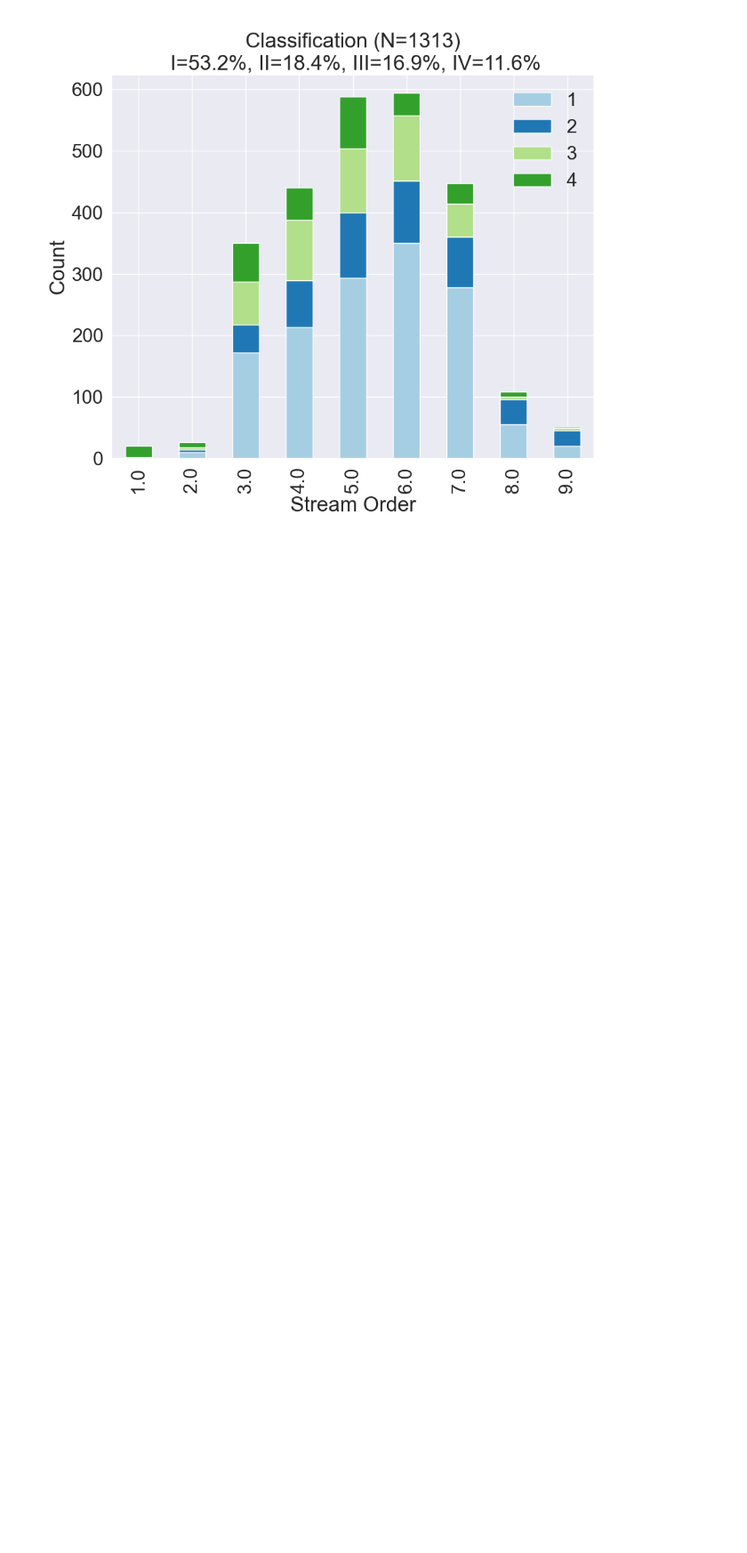
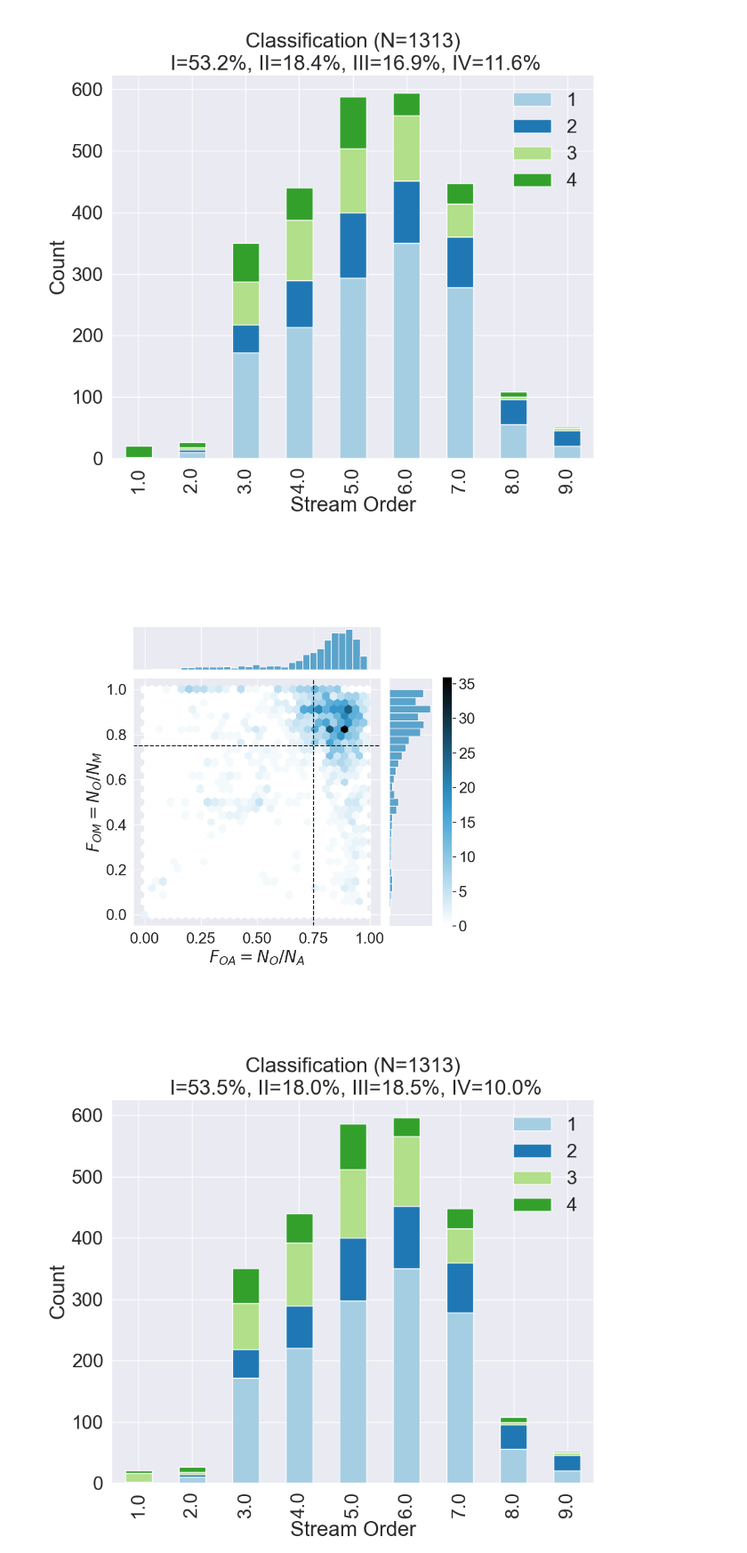
Before and after one commit to gomezvelezlab/WigglyRivers, a Jupyter notebook: examples/workflows/NHDPlus_HR/manual_automated_comparison/Compare_Manual_Auto.ipynb, the cells around one changed output. Shown at 89% size. Cells and saved outputs as stored; diff of their text form; code cells hidden in the pictures; blank space fills up the shorter version.

Commit message:
Update comparison between meanders

```diff
--- a/examples/workflows/NHDPlus_HR/manual_automated_comparison/Compare_Manual_Auto.ipynb
+++ b/examples/workflows/NHDPlus_HR/manual_automated_comparison/Compare_Manual_Auto.ipynb
@@ -56,6 +56,7 @@ projection = 'esri:102003'
 # %%
 # Open databases
 bounds_array_str = 'extended'
+clip = '_clip_downstream'
 data_link = {}
 threshold = 0.75
 for i_m, project in enumerate(projects):
@@ -68,7 +69,7 @@ for i_m, project in enumerate(projects):
     project_to_load = path_projects_out[i_p]
     # Load Meander database
     database = FM.load_data(
-        f'{project_to_load}/meander_database_{bounds_array_str}.feather',
+        f'{project_to_load}/meander_database_{bounds_array_str}{clip}.feather',
         pandas_dataframe=True)
 
     # Check common meanders between automatic and manual
@@ -81,7 +82,7 @@ for i_m, project in enumerate(projects):
 
     # Save database
     FM.save_data(database, path_output=f'{project_to_load}/',
-                 file_name=f'compare_manual_auto_{bounds_array_str}.csv')
+                 file_name=f'compare_manual_auto_{bounds_array_str}{clip}.csv')
 
     if i_m == 0:
         database_all = database.copy()
@@ -89,7 +90,7 @@ for i_m, project in enumerate(projects):
         database_all = pd.concat([database_all, database], ignore_index=True)
 
 FM.save_data(database_all, path_output=f'./meander_comparison/characterization/',
-                file_name=f'compare_manual_auto_{bounds_array_str}_all.csv')
+                file_name=f'compare_manual_auto_{bounds_array_str}_all{clip}.csv')
 # %% [output]
 1404
 1206
@@ -111,9 +112,10 @@ FM.save_data(database_all, path_output=f'./meander_comparison/characterization/'
 # %%
 # Look comparison
 bounds_array_str = 'extended'
+clip = ''
 utl.cr_folder('../results/wavelet_analysis/comparison_meanders/')
 data_link = FM.load_data('./meander_comparison/characterization/'
-                         f'compare_manual_auto_{bounds_array_str}_all.csv',
+                         f'compare_manual_auto_{bounds_array_str}_all{clip}.csv',
                          pandas_dataframe=True)
 
 classification = ['I', 'II', 'III', 'IV']
@@ -171,6 +173,70 @@ plt.show()
 # %% [output]
 [figure]
 [figure]
+# %%
+# Look comparison
+bounds_array_str = 'extended'
+clip = '_clip_downstream'
+utl.cr_folder('../results/wavelet_analysis/comparison_meanders/')
+data_link = FM.load_data('./meander_comparison/characterization/'
+                         f'compare_manual_auto_{bounds_array_str}_all{clip}.csv',
+                         pandas_dataframe=True)
+
+classification = ['I', 'II', 'III', 'IV']
+c_colors = ['r', 'g', 'b', 'y']
+
+sns.set(font_scale=2)
+# Plot hexbin
+hexplot = sns.jointplot(data=data_link, x='f_oa', y='f_om', kind='hex',
+              color='#2b8cbe',
+              xlim=(-0.05, 1.05),
+              ylim=(-0.05, 1.05), height=10)
+plt.axhline(y=threshold, color='k', linestyle='--')
+plt.axvline(x=threshold, color='k', linestyle='--')
+plt.xlabel(r'$F_{OA}=N_O/N_A$')
+plt.ylabel(r'$F_{OM}=N_O/N_M$')
+plt.subplots_adjust(left=0.2, right=0.8, top=0.8, bottom=0.2)
+cbar_ax = hexplot.fig.add_axes([.82, .20, .02, .5])
+plt.colorbar(cax=cbar_ax)
+plt.show()
+# plt.savefig('../results/wavelet_analysis/comparison_meanders/hexbin.png',
+#             dpi=300)
+# plt.savefig('../results/wavelet_analysis/comparison_meanders/hexbin.pdf',
+#             dpi=300)
+# plt.close('all')
+
+# Plot summary of the classification
+data_plot = data_link.loc[:, ['so_1', 'Zone']]
+dp_2 = data_plot.groupby(['Zone']).count()
+dp = data_plot.pivot_table(values='Zone',
+                           index=['so_1'], columns=['Zone'],
+                           aggfunc=np.size)
+colors = [
+    '#a6cee3',
+    '#1f78b4',
+    '#b2df8a',
+    '#33a02c',
+]
+total = len(data_plot)
+title = (f'Classification (N={total})\n '
+         f'I={dp_2.loc[1, "so_1"]/total*100:.1f}%, '
+         f'II={dp_2.loc[2, "so_1"]/total*100:.1f}%, '
+         f'III={dp_2.loc[3, "so_1"]/total*100:.1f}%, '
+         f'IV={dp_2.loc[4, "so_1"]/total*100:.1f}%')
+dp.plot(kind='bar', stacked=True, figsize=(10, 8), color=colors,
+        title=title)
+plt.legend(title=None, frameon=False)
+plt.xlabel('Stream Order')
+plt.ylabel('Count')
+plt.show()
+# plt.savefig('./results/wavelet_analysis/comparison_meanders/'
+#             'classification.png', dpi=300)
+# plt.savefig('./results/wavelet_analysis/comparison_meanders/'
+#             'classification.pdf', dpi=300)
+# plt.close('all')
+# %% [output]
+[figure, added]
+[figure, added]
 # %%
 subset_df['huc04_n_2']
 # %% [output]
```
Also changed, not shown: parts of 1 cell of this notebook, 1 other file.
